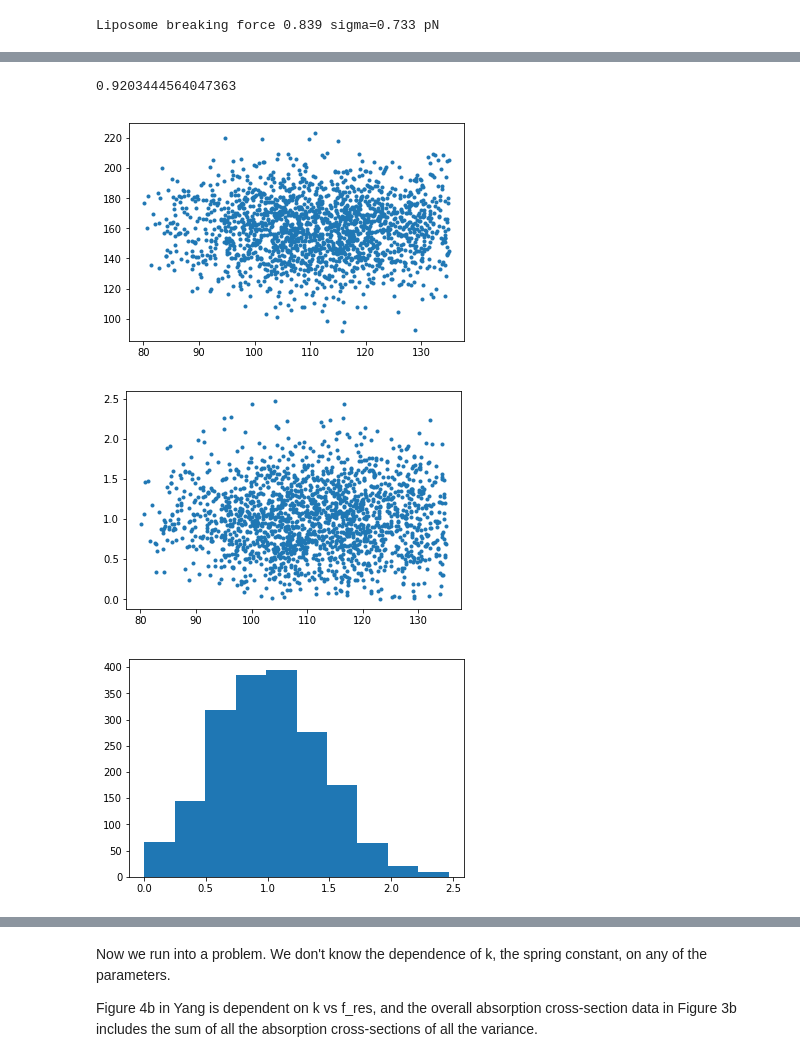
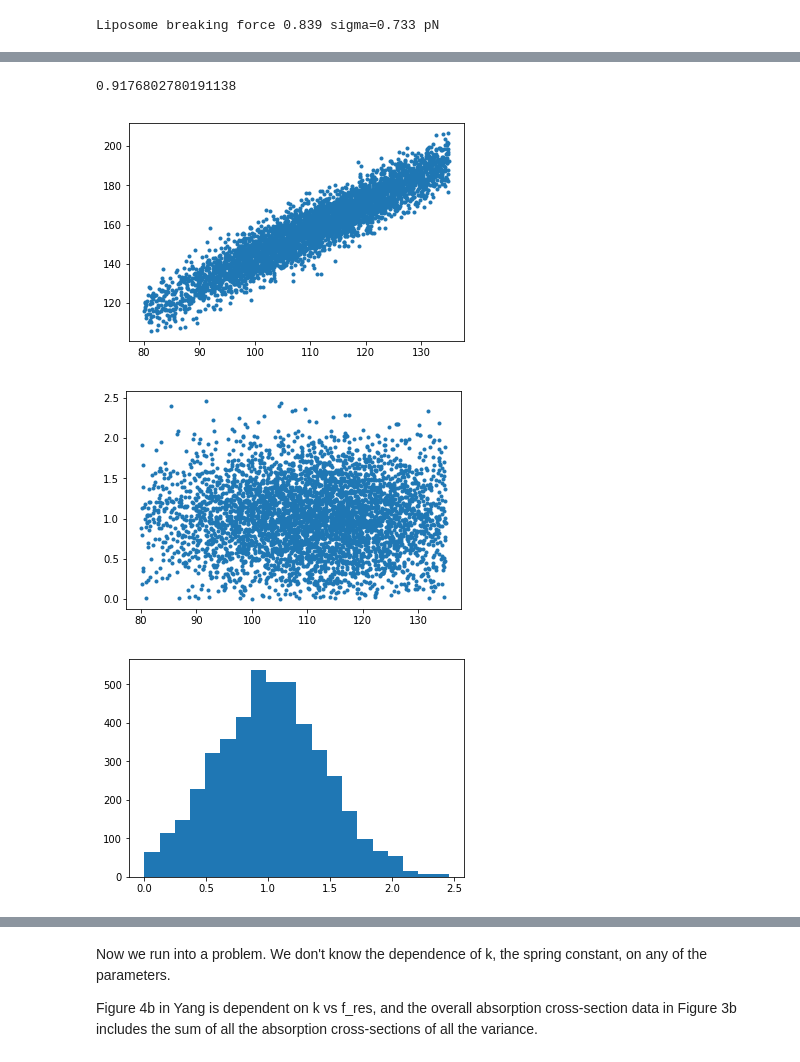
Before and after one commit to 0xDBFB7/covidinator, a Jupyter notebook: documents/biology.ipynb, the cells around one changed output, grey strips where cells are left out. Drawn from its saved outputs; the diff is of its cells as text; code cells hidden in the pictures.

Commit message:
Modelling distribution

```diff
--- a/documents/biology.ipynb
+++ b/documents/biology.ipynb
@@ -99,21 +107,33 @@ sigma_breaking_force = 0.45
 # %%
-means = [mean_diameter, mean_mass, mean_breaking_force] #oh he's got the means all right.
+means = [mean_diameter, mean_mass, mean_breaking_force, mean_charge] #oh he's got the means all right.
 
-var_diameter = (sigma_diameter**2.0)
-var_mass = (sigma_mass**2.0)
+var_diameter = (sigma_diameter**2.0) #variance is the square of the standard deviation.
+var_mass = (sigma_mass**2.0) #inertia is a property of matter.
 var_breaking_force = (sigma_breaking_force**2.0)
+var_charge = (sigma_charge**2.0)
+
+#diameter varies with diameter, varies with mass, with breaking force, and with charge
+cov_diameter = [var_diameter, sigma_diameter*sigma_mass*0.95, 0, 0]
+
+cov_mass =  [sigma_diameter*sigma_mass*0.95, var_mass, 0, 0]
+
+cov_breaking_force =  [0, 0, var_breaking_force, 0]
+
+cov_charge = [0, 0, 0, var_charge]
 
 
+covariance_matrix = np.array([cov_diameter,
+                             cov_mass,
+                             cov_breaking_force,
+                             cov_charge]) #must be symmetric
 
-covariance_matrix = np.array([[var_diameter, 0, 0],
-                              [0, var_mass, sigma_breaking_force * ],
-                              [0, 0, var_breaking_force]])
-
-diameter_samples,mass_samples,breaking_force_samples = np.random.multivariate_normal(means, covariance_matrix, 2000).T
+diameter_samples,mass_samples,breaking_force_samples,charge_samples\
+                = np.random.multivariate_normal(means, covariance_matrix, 5000).T
 
 diameter_samples = diameter_samples.T #first .T lets us access with ,, operator, second .T gets us our 1d array back
 mass_samples = mass_samples.T
 breaking_force_samples = breaking_force_samples.T
+charge_samples = charge_samples.T
 
 plt.plot(diameter_samples,mass_samples, '.')
 plt.figure()
@@ -125,33 +145,35 @@ plt.plot(diameter_samples,breaking_force_samples, '.')
 # %%
 
 #choose only infectious particles [Lauffer 1944]
 remove_indices = np.append(np.nonzero((diameter_samples < 80.0)), np.nonzero((diameter_samples > 135.0)))
 
 #choose only positive breaking forces
 remove_indices = np.append(remove_indices, np.nonzero(breaking_force_samples < 0.0))
 
 remove_indices = np.unique(remove_indices)
 
 diameter_samples = np.delete(diameter_samples, remove_indices)
 mass_samples = np.delete(mass_samples, remove_indices)
 breaking_force_samples = np.delete(breaking_force_samples, remove_indices)
+charge_samples = np.delete(charge_samples, remove_indices)
 
 plt.plot(diameter_samples,mass_samples, '.')
 plt.figure()
 plt.plot(diameter_samples,breaking_force_samples, '.')
 
 #> "More than 95% puncture events occurred above 0.4 nN."
 above_point_4 = np.shape(np.where(breaking_force_samples > 0.4))[1] / len(breaking_force_samples)
 # about 75% before filtering and 84% after.
 # probably because of the clipped normal. np multivariate doesn't support beyond normal,
 # so that'll have to be good enough.
+# altered distribution to better fit breaking force; now it's 92%
 
 plt.figure()
-plt.hist(breaking_force_samples)
+plt.hist(breaking_force_samples,20)
 
 above_point_4
 # %% [output]
-0.9203444564047363
+0.9176802780191138
-[figure, old version]
+[figure, new version]
-[figure, old version]
+[figure, new version]
-[figure, old version]
+[figure, new version]
```
Also changed, not shown: parts of 20 cells of this notebook, 13 other files.
